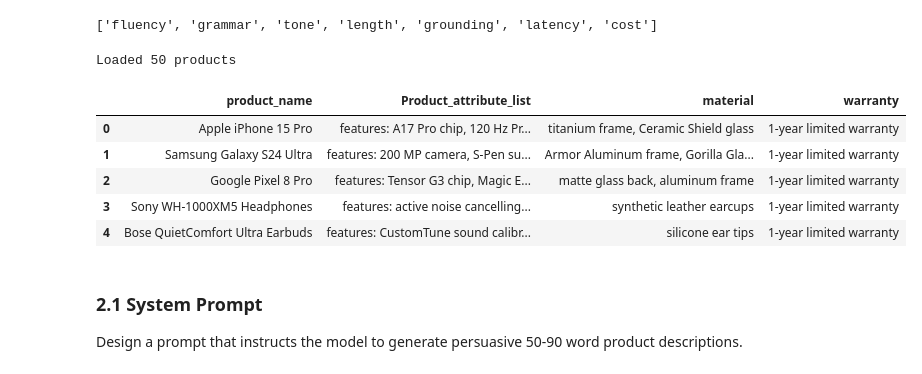
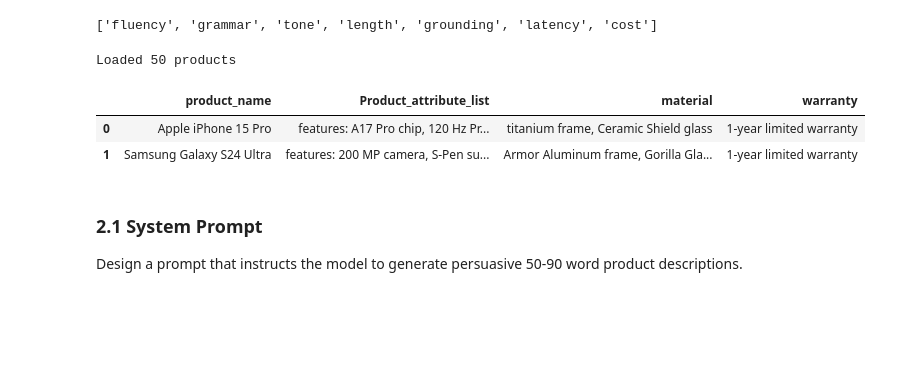
Before and after one commit to Nesher123/AI-Performance-Engineering-Course, a Jupyter notebook: assignment_01_solution.ipynb, the cells around one changed output. Cells and saved outputs as stored; diff of their text form; code cells hidden in the pictures; blank space fills up the shorter version.

```diff
--- a/assignment_01_solution.ipynb
+++ b/assignment_01_solution.ipynb
@@ -229,16 +239,13 @@ EVALUATION_CRITERIA
 # %%
 # Load the product dataset
 df = pd.read_csv("Assignment_01_product_dataset.csv")
 print(f"Loaded {len(df)} products")
-df.head()
+df.head(2)
 # %% [output]
 Loaded 50 products
 |  | product_name | Product_attribute_list | material | warranty |
 | 0 | Apple iPhone 15 Pro | features: A17 Pro chip, 120 Hz Pr... | titanium frame, Ceramic Shield glass | 1-year limited warranty |
 | 1 | Samsung Galaxy S24 Ultra | features: 200 MP camera, S-Pen su... | Armor Aluminum frame, Gorilla Gla... | 1-year limited warranty |
-| 2 | Google Pixel 8 Pro | features: Tensor G3 chip, Magic E... | matte glass back, aluminum frame | 1-year limited warranty |
-| 3 | Sony WH-1000XM5 Headphones | features: active noise cancelling... | synthetic leather earcups | 1-year limited warranty |
-| 4 | Bose QuietComfort Ultra Earbuds | features: CustomTune sound calibr... | silicone ear tips | 1-year limited warranty |
 # %% [markdown]
 ### 2.1 System Prompt
 
```
Also changed, not shown: parts of 22 cells of this notebook, 2 other files.
